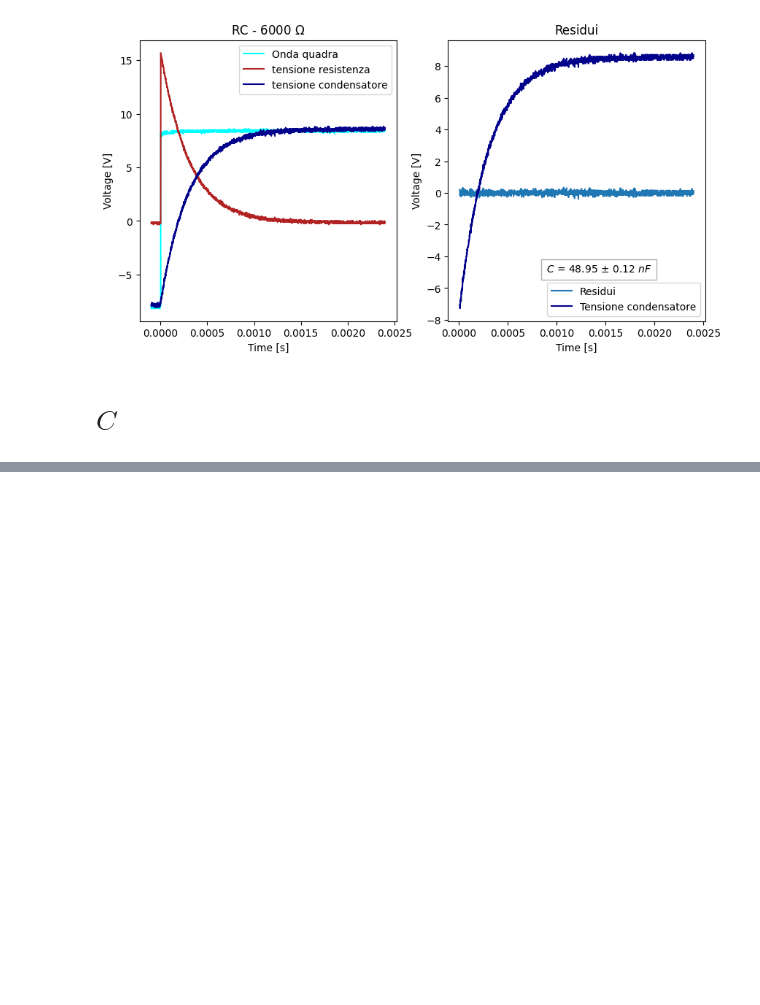
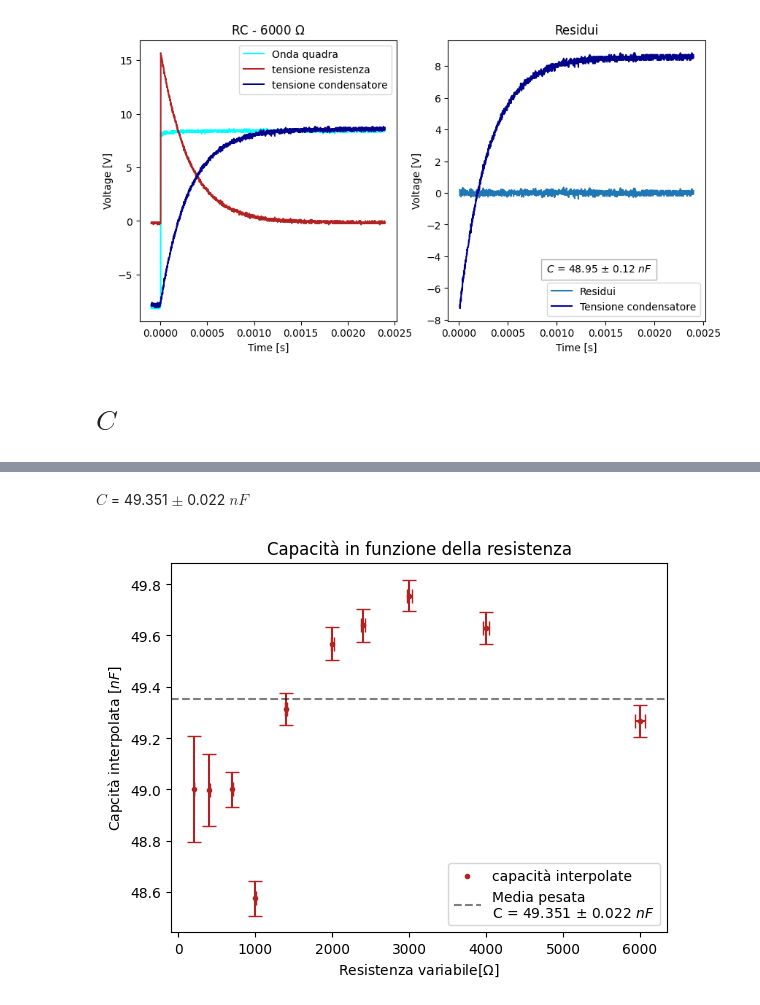
Before and after one commit to Yedi278/Lab2, a Jupyter notebook: Circuiti_2/RC.ipynb, the cells around one changed output, grey strips where cells are left out. Saved outputs shown, nothing was run; the diff lists cells and outputs as text; code cells hidden in the pictures; blank space fills up the shorter version.

```diff
--- a/Circuiti_2/RC.ipynb
+++ b/Circuiti_2/RC.ipynb
@@ -602,3 +712,13 @@ plt.legend(['Onda quadra','tensione resistenza', 'tensione condensatore'])
 plt.close()
 # %% [output]
 117
+# %%
+c = LeastSquares(RC_4000_data[0][117:],RC_4000_data[1][117:], .1, Vr_carica)
+m = Minuit(c, R=4000+R_g_f2, I_o=0.01, C=C_val,fase=10.09e-6, offset=-0.2885)
+m.fixed['R'] = True
+m.limits['C','R'] = (0,np.inf)
+m.migrad()
+m.hesse()
+C_s_2.append(m.values['C'])
+C_s_err_2.append(m.errors['C'])
+Latex(f'$C$ = {m.values["C"]*1e9} $nF$')
@@ -668,3 +790,13 @@ plt.legend(['Onda quadra','tensione resistenza', 'tensione condensatore'])
 plt.close()
 # %% [output]
 103
+# %%
+c = LeastSquares(RC_6000_data[0][103:],RC_6000_data[1][103:], .1, Vr_carica)
+m = Minuit(c, R=6000+R_g_f2, I_o=0.01, C=C_val,fase=10.09e-6, offset=-0.2885)
+m.fixed['R'] = True
+m.limits['C','R'] = (0,np.inf)
+m.migrad()
+m.hesse()
+C_s_2.append(m.values['C'])
+C_s_err_2.append(m.errors['C'])
+Latex(f'$C$ = {m.values["C"]*1e9} $nF$')
@@ -727,0 +862,18 @@ $C$ = 48.935 $\pm$ 0.042 $nF$
+# %%
+Rs = [200,400,700,1000,1400,2000,2400,3000,4000,6000]
+xerr = np.array(Rs) * 0.01
+plt.title('Capacità in funzione della resistenza')
+plt.xlabel('Resistenza variabile[$\Omega$]')
+plt.ylabel('Capcità interpolata [$nF$]')
+plt.scatter(Rs,np.array(C_s_2)*1e9, marker='.', color='firebrick')
+plt.errorbar(Rs,np.array(C_s_2)*1e9, yerr=(np.array(C_s_err_2)*1e9), xerr=xerr, fmt='none', c='firebrick', capsize=5)
+
+val, err = media_pesata(C_s_2,C_s_err_2)
+
+plt.axhline(y=val*1e9, xmin=0.0, xmax=1.0, color='k', linestyle='--', label='Media pesata', alpha=0.5)
+plt.legend(['capacità interpolate','Media pesata \nC = {:.3f} $\pm$ {:.3f} $nF$'.format(val*1e9,err*1e9)])
+plt.savefig('imgs/RC/RC.pdf',bbox_inches='tight')
+Latex("$C$ = {:.3f} $\pm$ {:.3f} $nF$".format(val*1e9,err*1e9))
+# %% [output]
+$C$ = 49.351 $\pm$ 0.022 $nF$
+[figure, added]
```
Also changed, not shown: parts of 29 cells of this notebook, 33 other files.
